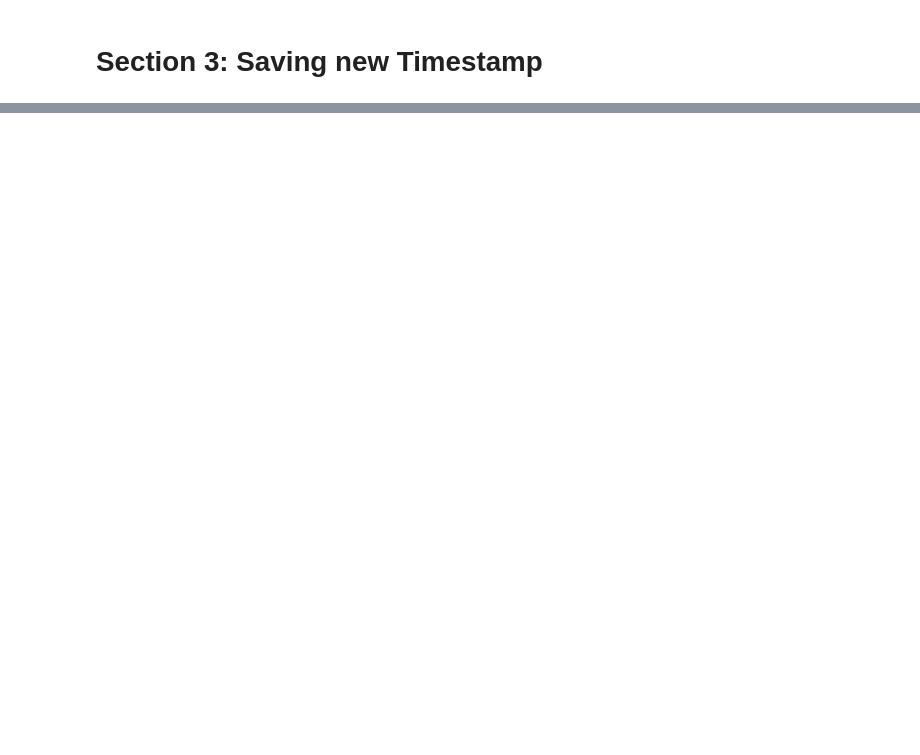
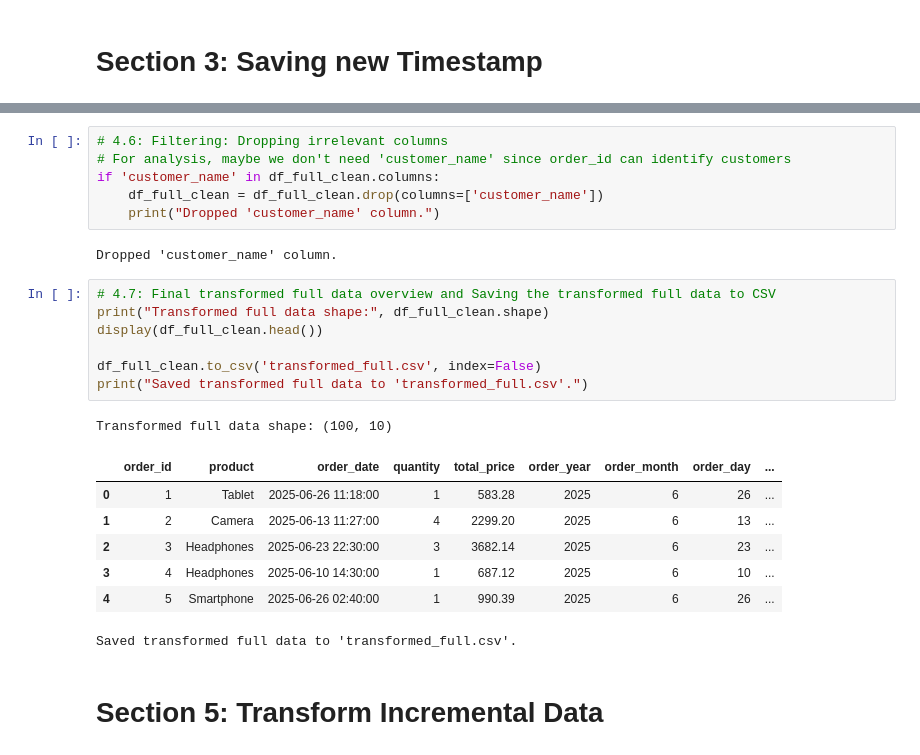
Before and after one commit to Geoffrey-Chege/ETL_Extract_GeoffreyChege_669566, a Jupyter notebook: etl_extract.ipynb, the cells around one changed output, grey strips where cells are left out. Drawn from its saved outputs; the diff is of its cells as text; blank space fills up the shorter version.

```diff
--- a/etl_extract.ipynb
+++ b/etl_extract.ipynb
@@ -78,0 +161,26 @@ Extraction timestamp updated to: 2025-06-10 13:52:29.132162
+# %%
+# 4.6: Filtering: Dropping irrelevant columns
+# For analysis, maybe we don't need 'customer_name' since order_id can identify customers
+if 'customer_name' in df_full_clean.columns:
+    df_full_clean = df_full_clean.drop(columns=['customer_name'])
+    print("Dropped 'customer_name' column.")
+# %% [output]
+Dropped 'customer_name' column.
+# %%
+# 4.7: Final transformed full data overview and Saving the transformed full data to CSV
+print("Transformed full data shape:", df_full_clean.shape)
+display(df_full_clean.head())
+
+df_full_clean.to_csv('transformed_full.csv', index=False)
+print("Saved transformed full data to 'transformed_full.csv'.")
+# %% [output]
+Transformed full data shape: (100, 10)
+|  | order_id | product | order_date | quantity | total_price | order_year | order_month | order_day | ... |
+| 0 | 1 | Tablet | 2025-06-26 11:18:00 | 1 | 583.28 | 2025 | 6 | 26 | ... |
+| 1 | 2 | Camera | 2025-06-13 11:27:00 | 4 | 2299.20 | 2025 | 6 | 13 | ... |
+| 2 | 3 | Headphones | 2025-06-23 22:30:00 | 3 | 3682.14 | 2025 | 6 | 23 | ... |
+| 3 | 4 | Headphones | 2025-06-10 14:30:00 | 1 | 687.12 | 2025 | 6 | 10 | ... |
+| 4 | 5 | Smartphone | 2025-06-26 02:40:00 | 1 | 990.39 | 2025 | 6 | 26 | ... |
+Saved transformed full data to 'transformed_full.csv'.
+# %% [markdown]
+# Section 5: Transform Incremental Data
```
Also changed, not shown: parts of 17 cells of this notebook, 3 other files.
